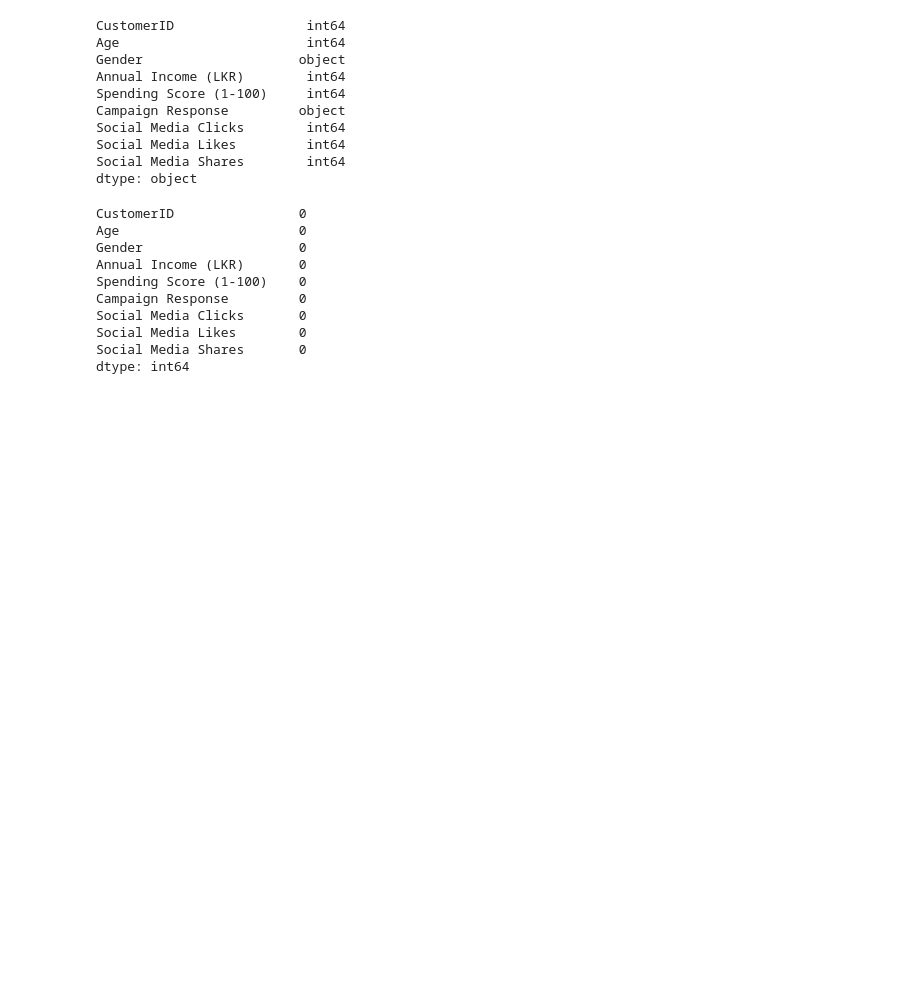
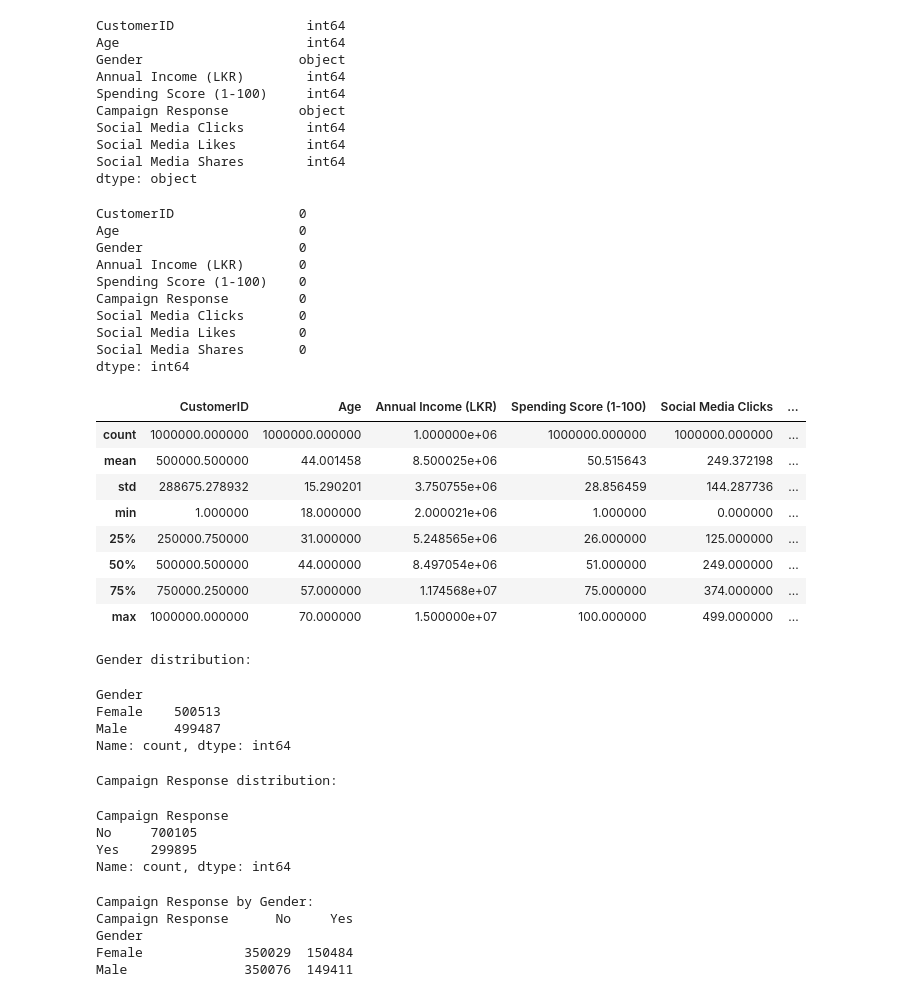
Before and after one commit to BinukiMihara/digital-social-media-marketing-analysis, a Jupyter notebook: Digital Social Media Marketing Assignment.ipynb, the cells around one changed output. Drawn from its saved outputs; the diff is of its cells as text; code cells hidden in the pictures; blank space fills up the shorter version.

```diff
--- a/Digital Social Media Marketing Assignment.ipynb
+++ b/Digital Social Media Marketing Assignment.ipynb
@@ -99,3 +99,46 @@ dtype: int64
 # %%
 # Remove duplicate rows
 df = df.drop_duplicates()
+# %%
+# Summary statistics for numerical columns
+df.describe()
+# %% [output]
+|  | CustomerID | Age | Annual Income (LKR) | Spending Score (1-100) | Social Media Clicks | ... |
+| count | 1000000.000000 | 1000000.000000 | 1.000000e+06 | 1000000.000000 | 1000000.000000 | ... |
+| mean | 500000.500000 | 44.001458 | 8.500025e+06 | 50.515643 | 249.372198 | ... |
+| std | 288675.278932 | 15.290201 | 3.750755e+06 | 28.856459 | 144.287736 | ... |
+| min | 1.000000 | 18.000000 | 2.000021e+06 | 1.000000 | 0.000000 | ... |
+| 25% | 250000.750000 | 31.000000 | 5.248565e+06 | 26.000000 | 125.000000 | ... |
+| 50% | 500000.500000 | 44.000000 | 8.497054e+06 | 51.000000 | 249.000000 | ... |
+| 75% | 750000.250000 | 57.000000 | 1.174568e+07 | 75.000000 | 374.000000 | ... |
+| max | 1000000.000000 | 70.000000 | 1.500000e+07 | 100.000000 | 499.000000 | ... |
+# %%
+# Gender distribution
+print("\nGender distribution:")
+df['Gender'].value_counts()
+# %% [output]
+Gender distribution:
+Gender
+Female    500513
+Male      499487
+Name: count, dtype: int64
+# %%
+# Campaign Response distribution
+print("\nCampaign Response distribution:")
+df['Campaign Response'].value_counts()
+# %% [output]
+Campaign Response distribution:
+Campaign Response
+No     700105
+Yes    299895
+Name: count, dtype: int64
+# %%
+# Cross-tabulation of Campaign Response by Gender
+print("\nCampaign Response by Gender:")
+print(pd.crosstab(df['Gender'], df['Campaign Response']))
+# %% [output]
+Campaign Response by Gender:
+Campaign Response      No     Yes
+Gender
+Female             350029  150484
+Male               350076  149411
```
Also changed, not shown: parts of 2 cells of this notebook.
